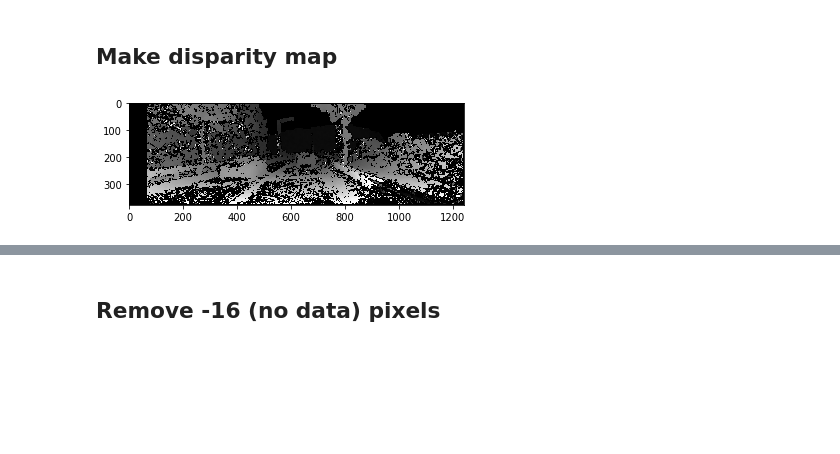
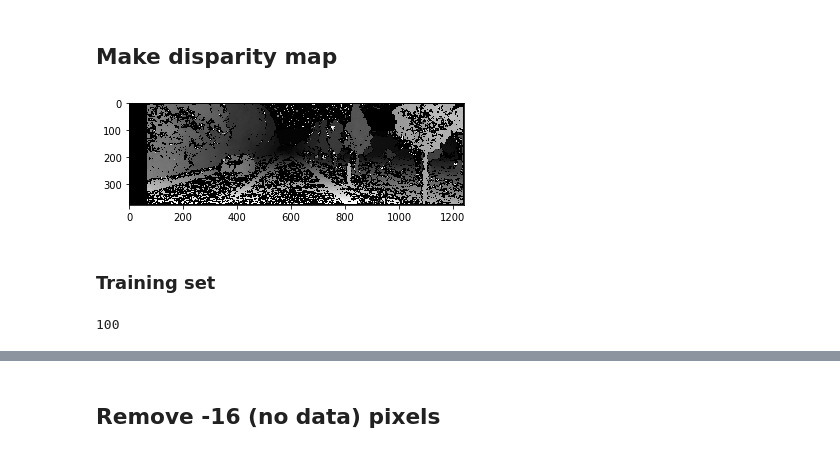
Before and after one commit to robbieculkin/depth-map, a Jupyter notebook: 2. Multiframe.ipynb, the cells around one changed output, grey strips where cells are left out. Drawn from its saved outputs; the diff is of its cells as text; code cells hidden in the pictures; blank space fills up the shorter version.

```diff
--- a/2. Multiframe.ipynb
+++ b/2. Multiframe.ipynb
@@ -5,9 +5,11 @@ from depth_map import createMap
 # %% [markdown]
 ## Make disparity map
 # %%
-path_to_kitti = "KITTI/data_scene_flow/testing/"
-disparity = createMap(path_to_kitti,'000183_11.png')
+path_to_training = "KITTI/data_scene_flow/training/"
+disparity = createMap(path_to_training,'000183_11.png')
 plt.imshow(disparity, 'gray');
 # %% [output]
-[figure, old version]
+[figure, new version]
+# %% [markdown]
+### Training set
 # %%
@@ -23,3 +28,7 @@ for lb in range(LOOKBACK_WINDOW):
+# %%
+errs
+# %% [output]
+100
 # %%
 print(uvd.shape)
 uvd
```
Also changed, not shown: parts of 16 cells of this notebook, 1 other file.
